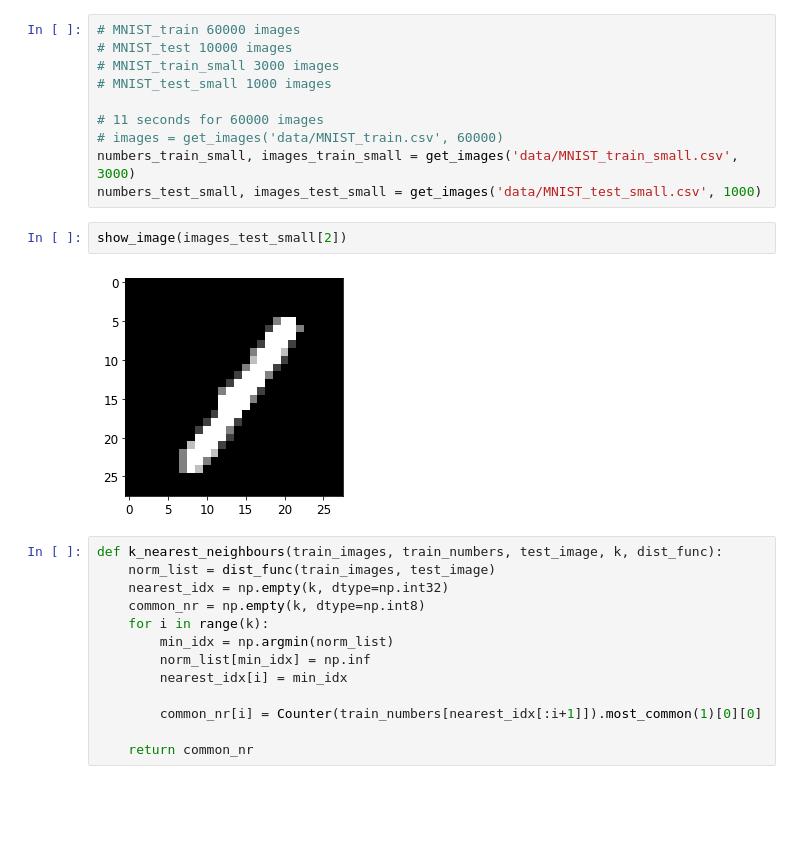
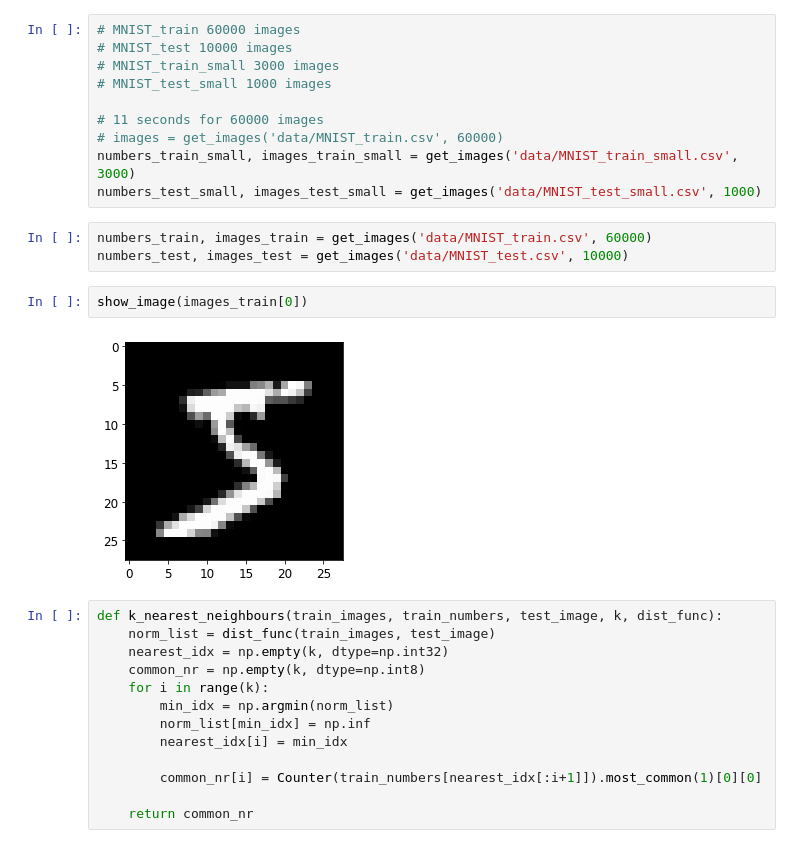
Before and after one commit to Sarc-s/2MMS80-part-one, a Jupyter notebook: code V1.ipynb, the cells around one changed output. Saved outputs shown, nothing was run; the diff lists cells and outputs as text; blank space fills up the shorter version.

```diff
--- a/code V1.ipynb
+++ b/code V1.ipynb
@@ -53,10 +60,13 @@ def euclid_dist(train_images, test_image):
 # images = get_images('data/MNIST_train.csv', 60000)
 numbers_train_small, images_train_small = get_images('data/MNIST_train_small.csv', 3000)
 numbers_test_small, images_test_small = get_images('data/MNIST_test_small.csv', 1000)
-# %%
-show_image(images_test_small[2])
-# %% [output]
-[figure, removed]
+# %%
+numbers_train, images_train = get_images('data/MNIST_train.csv', 60000)
+numbers_test, images_test = get_images('data/MNIST_test.csv', 10000)
+# %%
+show_image(images_train[0])
+# %% [output]
+[figure, added]
 # %%
 def k_nearest_neighbours(train_images, train_numbers, test_image, k, dist_func):
     norm_list = dist_func(train_images, test_image)
```
Also changed, not shown: parts of 16 cells of this notebook, 1 other file.
